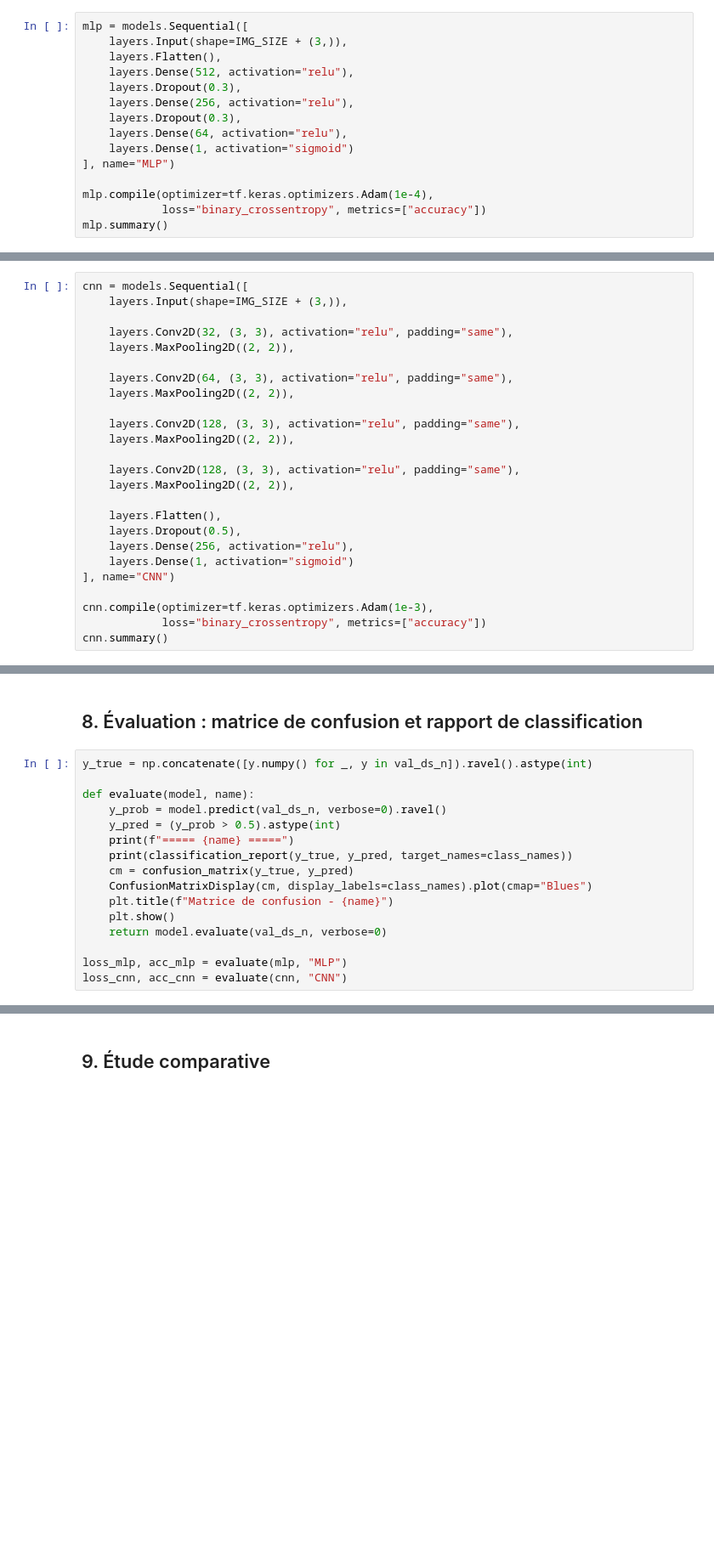
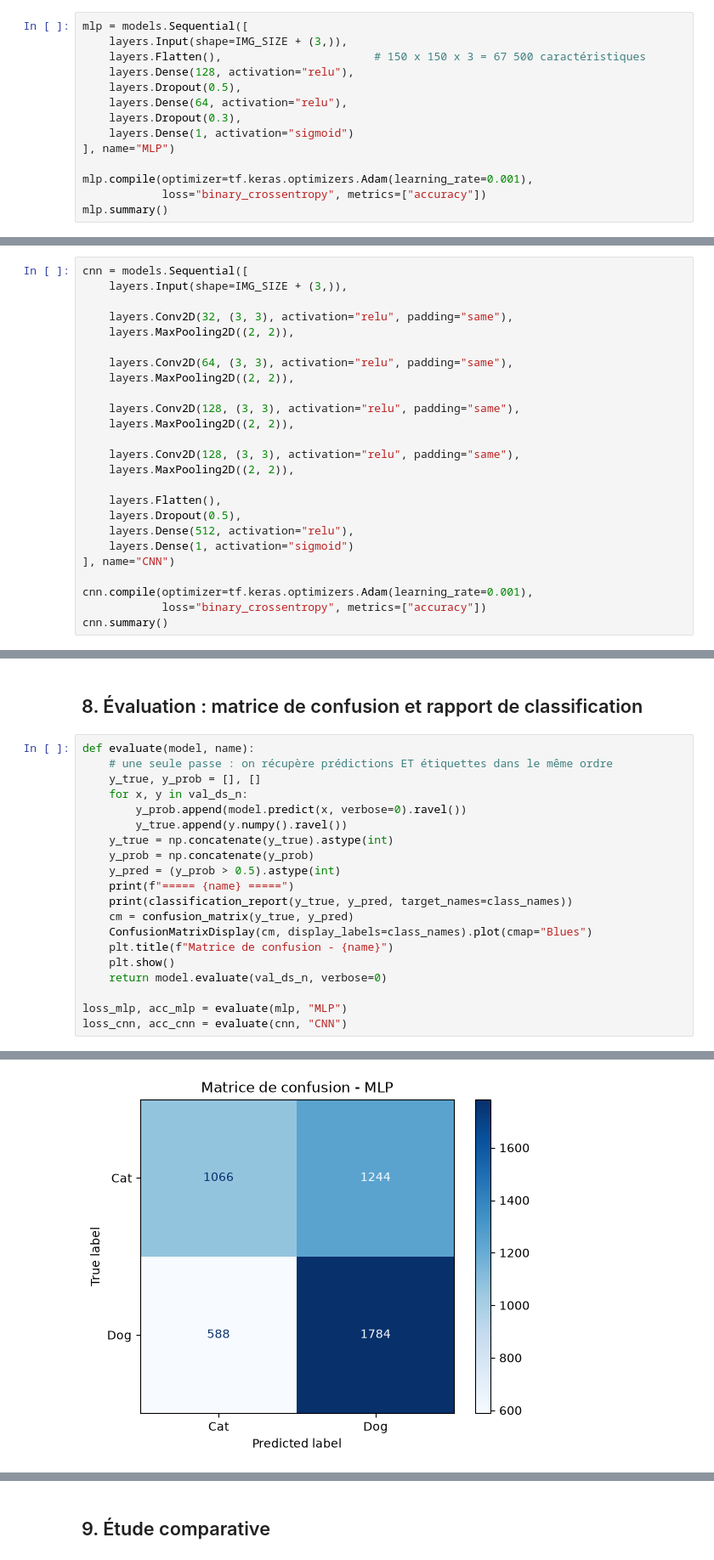
Before and after one commit to mohamedelattar15/deep-learning-and-transformers, a Jupyter notebook: seance4/TP_Classification_CNN_vs_MLP.ipynb, the cells around one changed output, grey strips where cells are left out. Shown at 85% size. Drawn from its saved outputs; the diff is of its cells as text; blank space fills up the shorter version.

```diff
--- a/seance4/TP_Classification_CNN_vs_MLP.ipynb
+++ b/seance4/TP_Classification_CNN_vs_MLP.ipynb
@@ -80,15 +125,14 @@ Il ne tient pas compte de la structure spatiale de l'image.
 # %%
 mlp = models.Sequential([
     layers.Input(shape=IMG_SIZE + (3,)),
-    layers.Flatten(),
-    layers.Dense(512, activation="relu"),
+    layers.Flatten(),                       # 150 x 150 x 3 = 67 500 caractéristiques
+    layers.Dense(128, activation="relu"),
+    layers.Dropout(0.5),
+    layers.Dense(64, activation="relu"),
     layers.Dropout(0.3),
-    layers.Dense(256, activation="relu"),
-    layers.Dropout(0.3),
-    layers.Dense(64, activation="relu"),
     layers.Dense(1, activation="sigmoid")
 ], name="MLP")
 
-mlp.compile(optimizer=tf.keras.optimizers.Adam(1e-4),
+mlp.compile(optimizer=tf.keras.optimizers.Adam(learning_rate=0.001),
             loss="binary_crossentropy", metrics=["accuracy"])
 mlp.summary()
@@ -122,10 +204,10 @@ cnn = models.Sequential([
 
     layers.Flatten(),
     layers.Dropout(0.5),
-    layers.Dense(256, activation="relu"),
+    layers.Dense(512, activation="relu"),
     layers.Dense(1, activation="sigmoid")
 ], name="CNN")
 
-cnn.compile(optimizer=tf.keras.optimizers.Adam(1e-3),
+cnn.compile(optimizer=tf.keras.optimizers.Adam(learning_rate=0.001),
             loss="binary_crossentropy", metrics=["accuracy"])
 cnn.summary()
@@ -153,10 +274,14 @@ plot_history(history_cnn, "CNN")
 # %% [markdown]
 ## 8. Évaluation : matrice de confusion et rapport de classification
 # %%
-y_true = np.concatenate([y.numpy() for _, y in val_ds_n]).ravel().astype(int)
-
 def evaluate(model, name):
-    y_prob = model.predict(val_ds_n, verbose=0).ravel()
+    # une seule passe : on récupère prédictions ET étiquettes dans le même ordre
+    y_true, y_prob = [], []
+    for x, y in val_ds_n:
+        y_prob.append(model.predict(x, verbose=0).ravel())
+        y_true.append(y.numpy().ravel())
+    y_true = np.concatenate(y_true).astype(int)
+    y_prob = np.concatenate(y_prob)
     y_pred = (y_prob > 0.5).astype(int)
     print(f"===== {name} =====")
     print(classification_report(y_true, y_pred, target_names=class_names))
@@ -168,3 +293,4 @@ def evaluate(model, name):
 
 loss_mlp, acc_mlp = evaluate(mlp, "MLP")
 loss_cnn, acc_cnn = evaluate(cnn, "CNN")
+# %% [output]
@@ -170,0 +306 @@ loss_cnn, acc_cnn = evaluate(cnn, "CNN")
+[figure, added]
```
Also changed, not shown: parts of 17 cells of this notebook, 13 other files.
